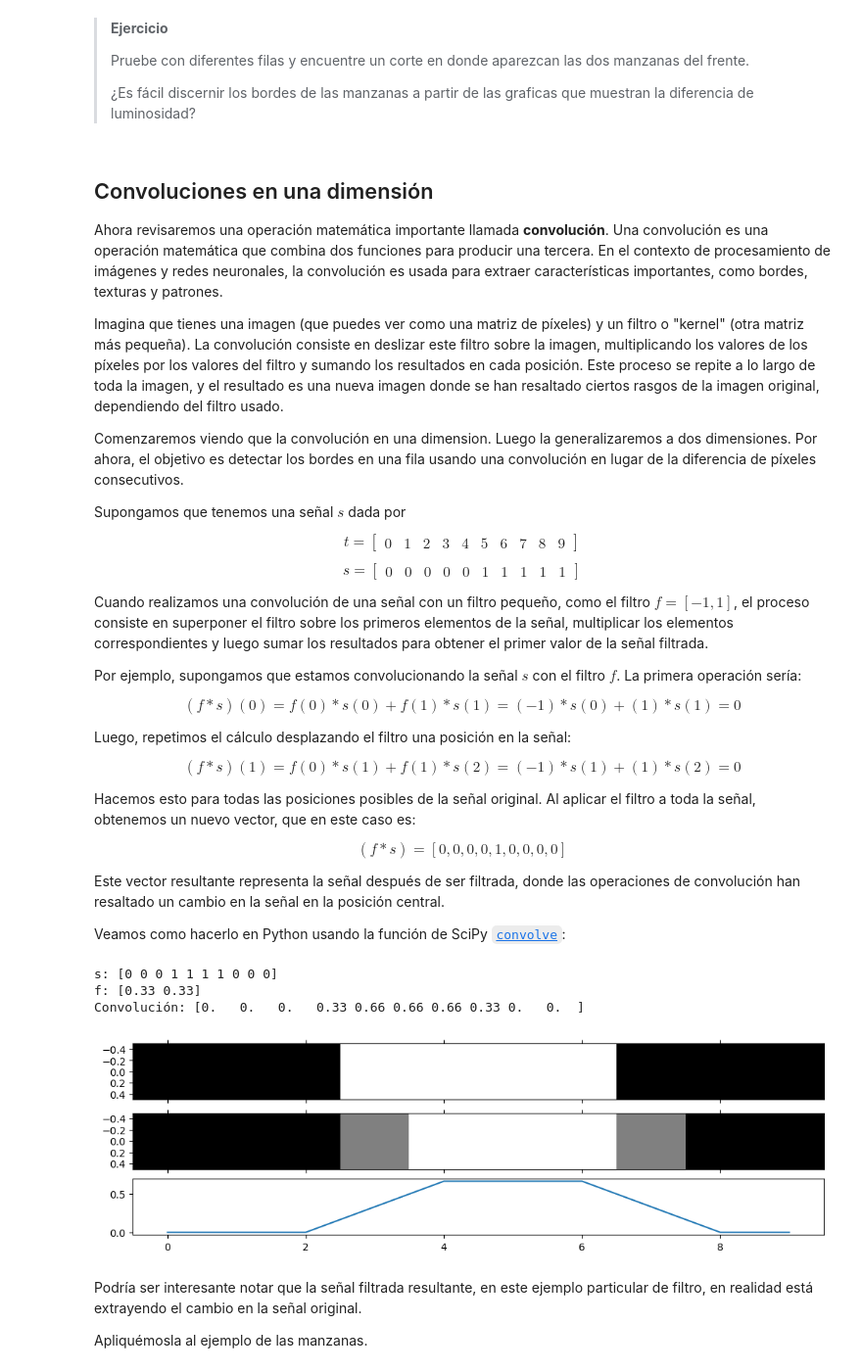
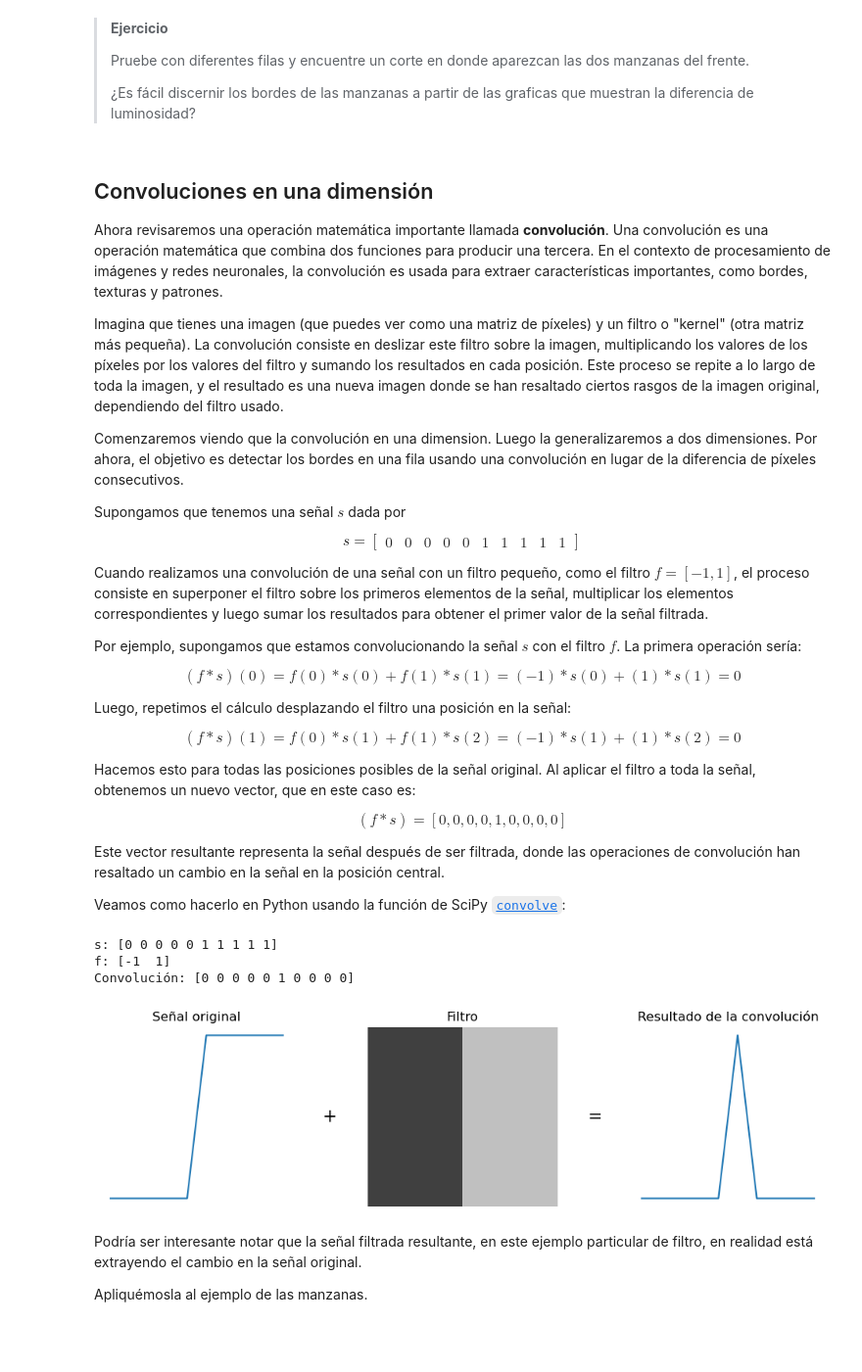
Before and after one commit to MaestriaCienciasCognitivas/ncc, a Jupyter notebook: book/notebooks/S7_Cuaderno6.ipynb, the cells around one changed output. Shown at 98% size. Cells and saved outputs as stored; diff of their text form; code cells hidden in the pictures; blank space fills up the shorter version.

```diff
--- a/book/notebooks/S7_Cuaderno6.ipynb
+++ b/book/notebooks/S7_Cuaderno6.ipynb
@@ -137,8 +189,6 @@ Imagina que tienes una imagen (que puedes ver como una matriz de píxeles) y un
 Comenzaremos viendo que la convolución en una dimension. Luego la generalizaremos a dos dimensiones. Por ahora, el objetivo es detectar los bordes en una fila usando una convolución en lugar de la diferencia de píxeles consecutivos.
 
 Supongamos que tenemos una señal $s$ dada por
-
-$$t= \begin{bmatrix}0 & 1 & 2 & 3 & 4 & 5 & 6 & 7 & 8 & 9\end{bmatrix}$$
 
 $$s= \begin{bmatrix}0 & 0 & 0 & 0 & 0 & 1 & 1 & 1 & 1 & 1\end{bmatrix}$$
 
@@ -160,27 +210,21 @@ Este vector resultante representa la señal después de ser filtrada, donde las
 
 Veamos como hacerlo en Python usando la función de SciPy [`convolve`](https://docs.scipy.org/doc/scipy/reference/generated/scipy.signal.convolve.html):
 # %%
-s = np.array([0, 0, 0, 1, 1, 1, 1, 0, 0, 0])
-f = np.array([0.33, 0.33])
-convolucion = sp.signal.convolve(s, f, mode='same')
-
-# Graficamos la matriz s y el resultado de la convolución
-fig, (ax1, ax2, ax3) = plt.subplots(3, 1, sharex=True, layout='constrained', height_ratios=[1, 1, 1], figsize=(10, 3))
-
-ax1.matshow(s.reshape(1, s.shape[0]), cmap="gray",  vmin=0, vmax=1, aspect='auto')
-
-ax2.matshow(convolucion.reshape(1, convolucion.shape[0]), cmap="gray", aspect='auto')
-
-ax3.plot(convolucion)
+s = np.array([0, 0, 0, 0, 0, 1, 1, 1, 1, 1])
+f = np.array([-1, 1])
+convolucion = -sp.signal.convolve(s, f, mode='same')
 
 print(f"s: {s}")
 print(f"f: {f}")
 print(f"Convolución: {convolucion}")
 # %% [output]
-s: [0 0 0 1 1 1 1 0 0 0]
-f: [0.33 0.33]
-Convolución: [0.   0.   0.   0.33 0.66 0.66 0.66 0.33 0.   0.  ]
+s: [0 0 0 0 0 1 1 1 1 1]
+f: [-1  1]
+Convolución: [0 0 0 0 0 1 0 0 0 0]
-[figure, removed]
+# %%
+visualizar_convolucion1d(s, f, convolucion)
+# %% [output]
+[figure, added]
 # %% [markdown]
 Podría ser interesante notar que la señal filtrada resultante, en este ejemplo particular de filtro, en realidad está extrayendo el cambio en la señal original.
 
```
Also changed, not shown: parts of 17 cells of this notebook.
